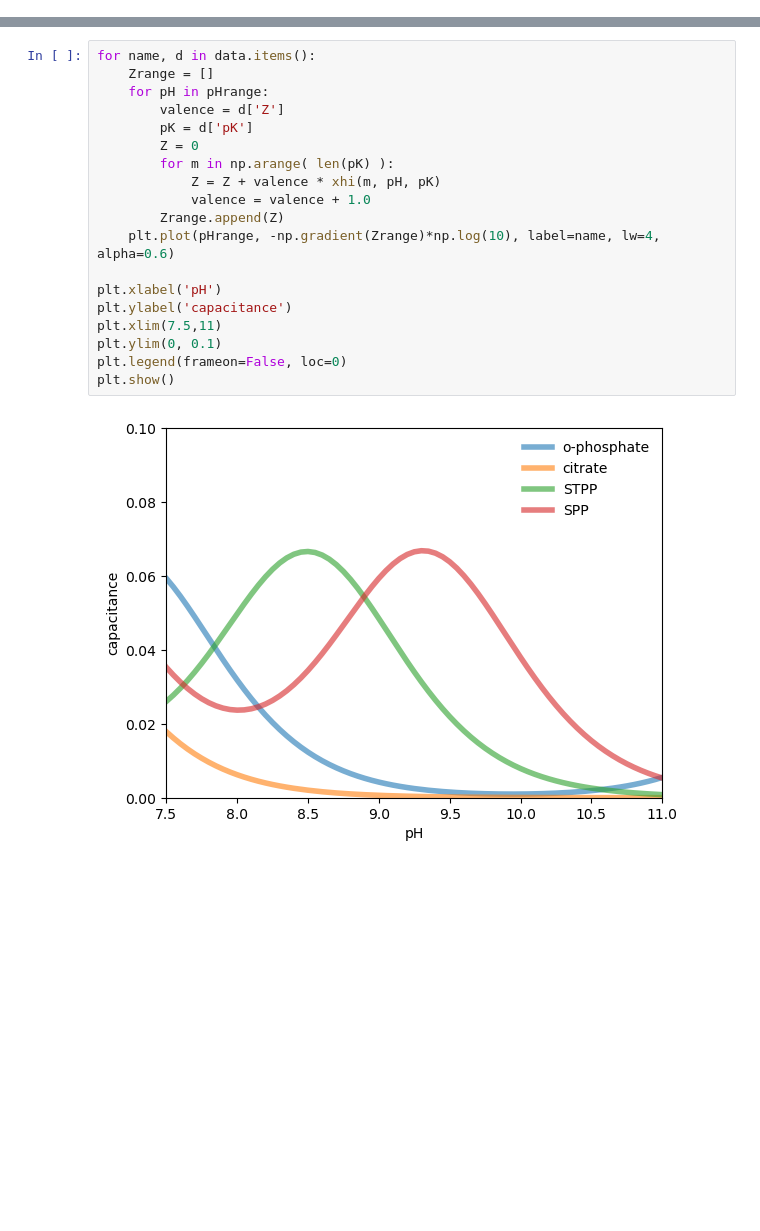
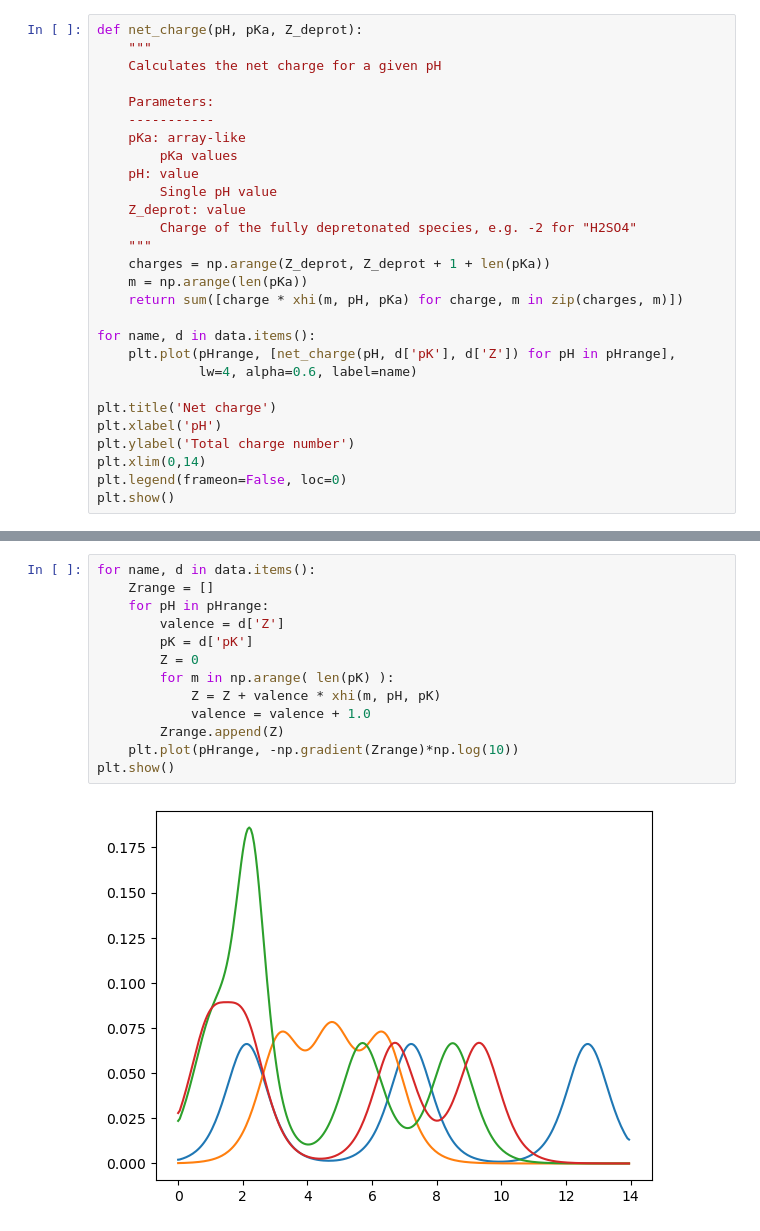
Before and after one commit to luchem/notebooks, a Jupyter notebook: general/polyprotic_acid.ipynb, the cells around one changed output, grey strips where cells are left out. Drawn from its saved outputs; the diff is of its cells as text; blank space fills up the shorter version.

Commit message:
Add tasks and curve fit exercise to polyprot acid

```diff
--- a/general/polyprotic_acid.ipynb
+++ b/general/polyprotic_acid.ipynb
@@ -80,0 +92,28 @@ plt.show()
+# %%
+def net_charge(pH, pKa, Z_deprot):
+    """
+    Calculates the net charge for a given pH
+
+    Parameters:
+    -----------
+    pKa: array-like
+        pKa values
+    pH: value
+        Single pH value
+    Z_deprot: value
+        Charge of the fully depretonated species, e.g. -2 for "H2SO4"
+    """
+    charges = np.arange(Z_deprot, Z_deprot + 1 + len(pKa))
+    m = np.arange(len(pKa))
+    return sum([charge * xhi(m, pH, pKa) for charge, m in zip(charges, m)])
+
+for name, d in data.items():
+    plt.plot(pHrange, [net_charge(pH, d['pK'], d['Z']) for pH in pHrange],
+             lw=4, alpha=0.6, label=name)
+
+plt.title('Net charge')
+plt.xlabel('pH')
+plt.ylabel('Total charge number')
+plt.xlim(0,14)
+plt.legend(frameon=False, loc=0)
+plt.show()
@@ -81,21 +134,15 @@ plt.show()
 # %%
 for name, d in data.items():
     Zrange = []
     for pH in pHrange:
         valence = d['Z']
         pK = d['pK']
         Z = 0
         for m in np.arange( len(pK) ):
             Z = Z + valence * xhi(m, pH, pK)
             valence = valence + 1.0
         Zrange.append(Z)
-    plt.plot(pHrange, -np.gradient(Zrange)*np.log(10), label=name, lw=4, alpha=0.6)
-
-plt.xlabel('pH')
-plt.ylabel('capacitance')
-plt.xlim(7.5,11)
-plt.ylim(0, 0.1)
-plt.legend(frameon=False, loc=0)
+    plt.plot(pHrange, -np.gradient(Zrange)*np.log(10))
 plt.show()
 # %% [output]
-[figure, old version]
+[figure, new version]
```
Also changed, not shown: parts of 12 cells of this notebook.
